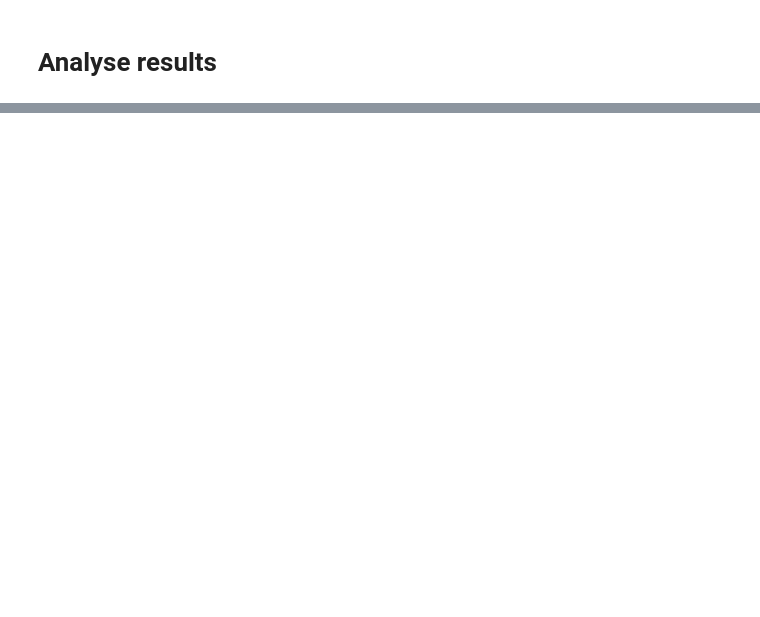
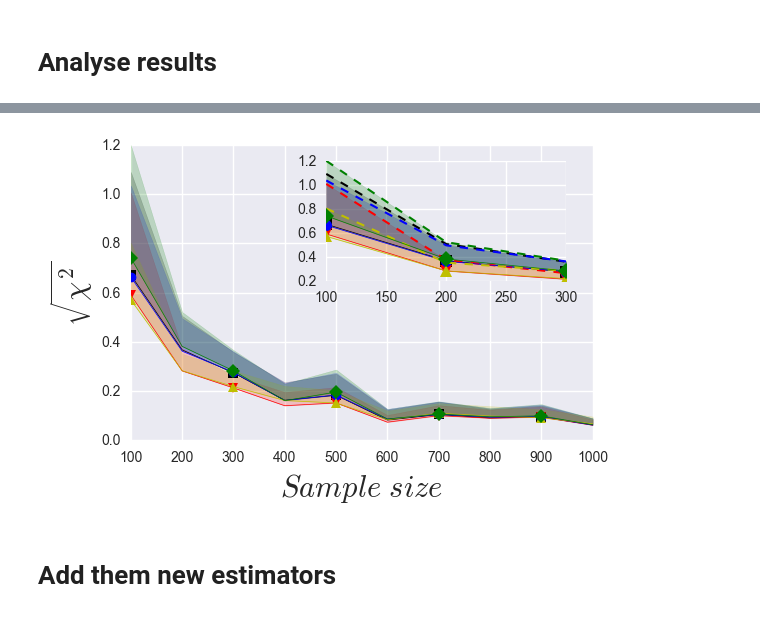
Before and after one commit to demosgill/hierarchyfitting, a Jupyter notebook: V1 - MPL applied to ARMA.ipynb, the cells around one changed output, grey strips where cells are left out. Cells and saved outputs as stored; diff of their text form; code cells hidden in the pictures; blank space fills up the shorter version.

```diff
--- a/V1 - MPL applied to ARMA.ipynb
+++ b/V1 - MPL applied to ARMA.ipynb
@@ -198,0 +188,28 @@ Wall time: 4h 12min 56s
+# %%
+mr1 = pd.read_hdf('meanMC10_v1.h5','res')
+mr2 = pd.read_hdf('meanMC10_v2.h5','res')
+mr3 = pd.read_hdf('meanMC10_v3.h5','res')
+mr4 = pd.read_hdf('mean_v1_MC30_FullParRange_.h5')
+mr5 = pd.read_hdf('mean_v2_MC30_FullParRange_.h5')
+mr6 = pd.read_hdf('mean_v3_MC30_FullParRange_.h5')
+
+sr1 = pd.read_hdf('stdMC10_v1.h5','res')
+sr2 = pd.read_hdf('stdMC10_v2.h5','res')
+sr3 = pd.read_hdf('stdMC10_v3.h5','res')
+sr4 = pd.read_hdf('std_v1_MC30_FullParRange_.h5')
+sr5 = pd.read_hdf('std_v2_MC30_FullParRange_.h5')
+sr6 = pd.read_hdf('std_v3_MC30_FullParRange_.h5')
+# %%
+df = pd.concat((mr1, mr2, mr3, mr4, mr5, mr6))
+df = df.groupby(df.index).mean()
+
+dfS = pd.concat((sr1, sr2, sr3, sr4, sr5, sr6))
+dfS = dfS.groupby(dfS.index).mean()
+# %%
+armf = reload(armf)
+armf.plot_McResults(df**2., dfS**2.)
+#plt.savefig('/Users/demos/Desktop/arma.pdf')
+# %% [output]
+[figure, added]
+# %% [markdown]
+# Add them new estimators
```
Also changed, not shown: parts of 62 cells of this notebook, 2 other files.
